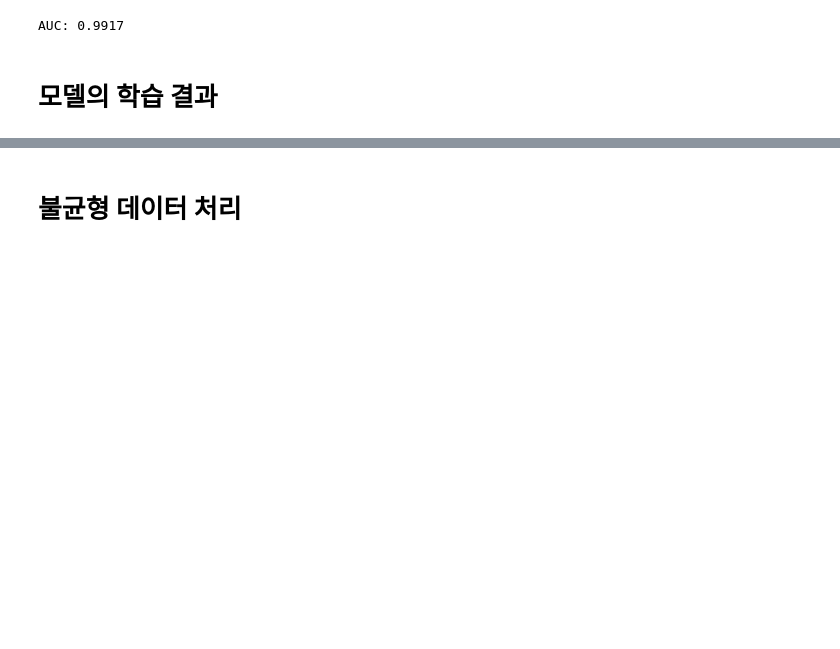
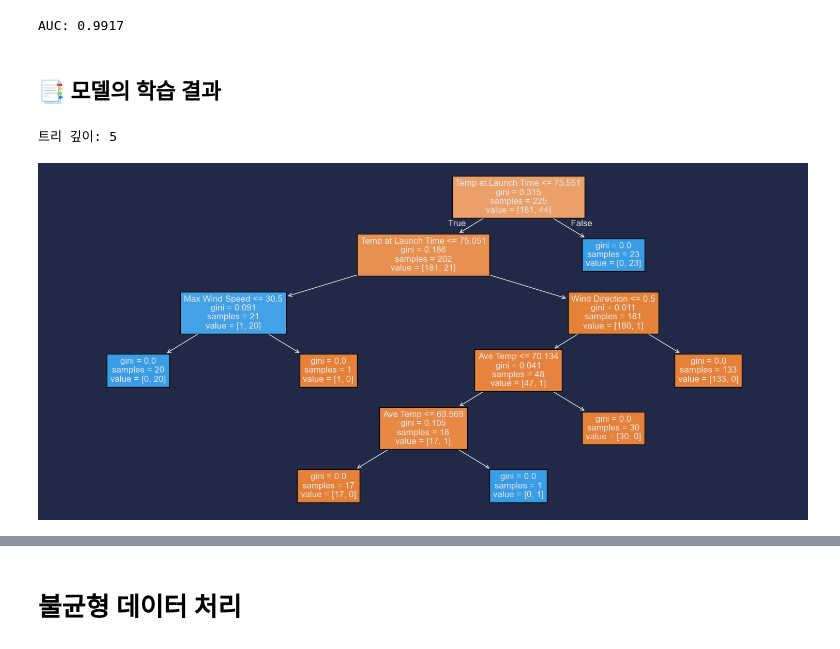
Before and after one commit to zer0ken/ms-ai-school, a Jupyter notebook: rocket/12_로켓발사_실습.ipynb, the cells around one changed output, grey strips where cells are left out. Drawn from its saved outputs; the diff is of its cells as text; code cells hidden in the pictures; blank space fills up the shorter version.

```diff
--- a/rocket/12_로켓발사_실습.ipynb
+++ b/rocket/12_로켓발사_실습.ipynb
@@ -338,4 +338,4 @@ print(f'AUC: {auc:.4f}')
 [figure]
 AUC: 0.9917
 # %% [markdown]
-# 모델의 학습 결과
+## 📑 모델의 학습 결과
@@ -347,0 +342,13 @@ AUC: 0.9917
+# %%
+from sklearn.tree import plot_tree
+
+print(f'트리 깊이: {model.tree_.max_depth}')
+
+# 시각화
+plt.figure(figsize=(15,7))
+plot_tree(model, feature_names=X.columns, filled=True)
+plt.tight_layout()
+plt.show()
+# %% [output]
+트리 깊이: 5
+[figure, added]
```
Also changed, not shown: parts of 11 cells of this notebook.
